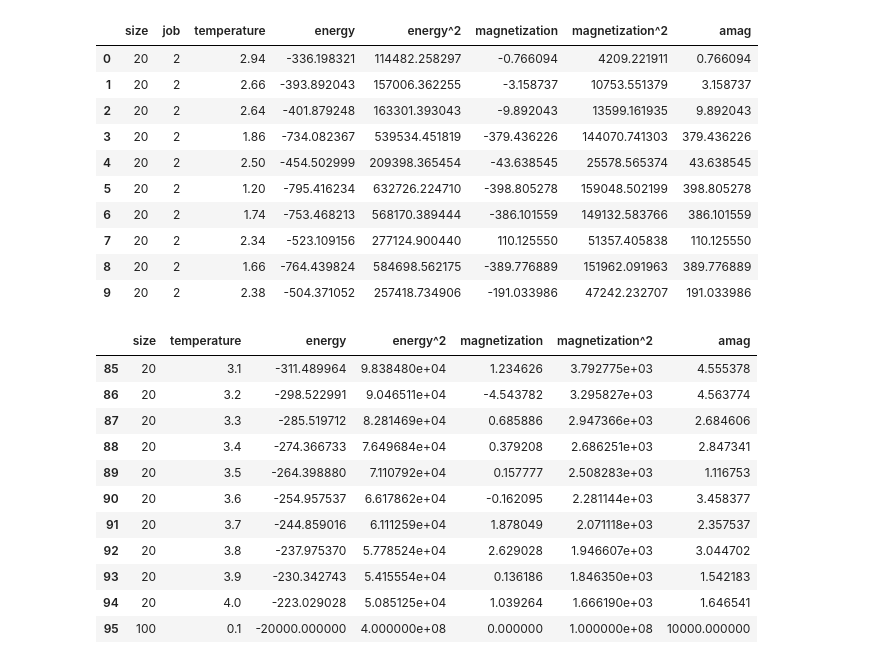
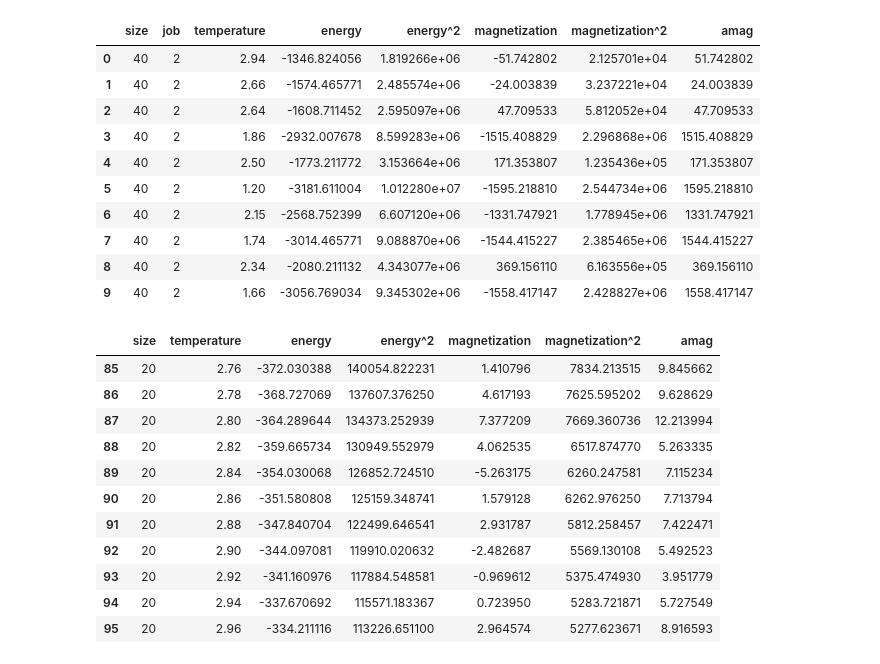
Before and after one commit to sstandre/ising, a Jupyter notebook: analisis.ipynb, the cells around one changed output. Cells and saved outputs as stored; diff of their text form; code cells hidden in the pictures.

```diff
--- a/analisis.ipynb
+++ b/analisis.ipynb
@@ -16,39 +16,43 @@ def plot(axes, x, y, title):
     # axes.set_ylabel(title)
     # axes.set_xlabel('Temperatura')
 # %%
-import recopilar_data
-data_raw = pd.read_csv('data.dat', sep='\s+')
+if recopilar_data:
+    from importlib import reload
+    reload(recopilar_data)
+else:
+    import recopilar_data
+data_raw = pd.read_csv('alldata.dat', sep='\s+')
 data_raw['amag'] = abs(data_raw['magnetization'])
 data_raw.head(10)
 # %% [output]
 |  | size | job | temperature | energy | energy^2 | magnetization | magnetization^2 | amag |
-| 0 | 20 | 2 | 2.94 | -336.198321 | 114482.258297 | -0.766094 | 4209.221911 | 0.766094 |
-| 1 | 20 | 2 | 2.66 | -393.892043 | 157006.362255 | -3.158737 | 10753.551379 | 3.158737 |
-| 2 | 20 | 2 | 2.64 | -401.879248 | 163301.393043 | -9.892043 | 13599.161935 | 9.892043 |
-| 3 | 20 | 2 | 1.86 | -734.082367 | 539534.451819 | -379.436226 | 144070.741303 | 379.436226 |
-| 4 | 20 | 2 | 2.50 | -454.502999 | 209398.365454 | -43.638545 | 25578.565374 | 43.638545 |
-| 5 | 20 | 2 | 1.20 | -795.416234 | 632726.224710 | -398.805278 | 159048.502199 | 398.805278 |
-| 6 | 20 | 2 | 1.74 | -753.468213 | 568170.389444 | -386.101559 | 149132.583766 | 386.101559 |
-| 7 | 20 | 2 | 2.34 | -523.109156 | 277124.900440 | 110.125550 | 51357.405838 | 110.125550 |
-| 8 | 20 | 2 | 1.66 | -764.439824 | 584698.562175 | -389.776889 | 151962.091963 | 389.776889 |
-| 9 | 20 | 2 | 2.38 | -504.371052 | 257418.734906 | -191.033986 | 47242.232707 | 191.033986 |
+| 0 | 40 | 2 | 2.94 | -1346.824056 | 1.819266e+06 | -51.742802 | 2.125701e+04 | 51.742802 |
+| 1 | 40 | 2 | 2.66 | -1574.465771 | 2.485574e+06 | -24.003839 | 3.237221e+04 | 24.003839 |
+| 2 | 40 | 2 | 2.64 | -1608.711452 | 2.595097e+06 | 47.709533 | 5.812052e+04 | 47.709533 |
+| 3 | 40 | 2 | 1.86 | -2932.007678 | 8.599283e+06 | -1515.408829 | 2.296868e+06 | 1515.408829 |
+| 4 | 40 | 2 | 2.50 | -1773.211772 | 3.153664e+06 | 171.353807 | 1.235436e+05 | 171.353807 |
+| 5 | 40 | 2 | 1.20 | -3181.611004 | 1.012280e+07 | -1595.218810 | 2.544734e+06 | 1595.218810 |
+| 6 | 40 | 2 | 2.15 | -2568.752399 | 6.607120e+06 | -1331.747921 | 1.778945e+06 | 1331.747921 |
+| 7 | 40 | 2 | 1.74 | -3014.465771 | 9.088870e+06 | -1544.415227 | 2.385465e+06 | 1544.415227 |
+| 8 | 40 | 2 | 2.34 | -2080.211132 | 4.343077e+06 | 369.156110 | 6.163556e+05 | 369.156110 |
+| 9 | 40 | 2 | 1.66 | -3056.769034 | 9.345302e+06 | -1558.417147 | 2.428827e+06 | 1558.417147 |
 # %%
 data = data_raw.groupby(['size','temperature'], as_index=False).mean().drop('job', axis=1)
 i = 85
 data.loc[i:i+10]
 # %% [output]
 |  | size | temperature | energy | energy^2 | magnetization | magnetization^2 | amag |
-| 85 | 20 | 3.1 | -311.489964 | 9.838480e+04 | 1.234626 | 3.792775e+03 | 4.555378 |
-| 86 | 20 | 3.2 | -298.522991 | 9.046511e+04 | -4.543782 | 3.295827e+03 | 4.563774 |
-| 87 | 20 | 3.3 | -285.519712 | 8.281469e+04 | 0.685886 | 2.947366e+03 | 2.684606 |
-| 88 | 20 | 3.4 | -274.366733 | 7.649684e+04 | 0.379208 | 2.686251e+03 | 2.847341 |
-| 89 | 20 | 3.5 | -264.398880 | 7.110792e+04 | 0.157777 | 2.508283e+03 | 1.116753 |
-| 90 | 20 | 3.6 | -254.957537 | 6.617862e+04 | -0.162095 | 2.281144e+03 | 3.458377 |
-| 91 | 20 | 3.7 | -244.859016 | 6.111259e+04 | 1.878049 | 2.071118e+03 | 2.357537 |
-| 92 | 20 | 3.8 | -237.975370 | 5.778524e+04 | 2.629028 | 1.946607e+03 | 3.044702 |
-| 93 | 20 | 3.9 | -230.342743 | 5.415554e+04 | 0.136186 | 1.846350e+03 | 1.542183 |
-| 94 | 20 | 4.0 | -223.029028 | 5.085125e+04 | 1.039264 | 1.666190e+03 | 1.646541 |
-| 95 | 100 | 0.1 | -20000.000000 | 4.000000e+08 | 0.000000 | 1.000000e+08 | 10000.000000 |
+| 85 | 20 | 2.76 | -372.030388 | 140054.822231 | 1.410796 | 7834.213515 | 9.845662 |
+| 86 | 20 | 2.78 | -368.727069 | 137607.376250 | 4.617193 | 7625.595202 | 9.628629 |
+| 87 | 20 | 2.80 | -364.289644 | 134373.252939 | 7.377209 | 7669.360736 | 12.213994 |
+| 88 | 20 | 2.82 | -359.665734 | 130949.552979 | 4.062535 | 6517.874770 | 5.263335 |
+| 89 | 20 | 2.84 | -354.030068 | 126852.724510 | -5.263175 | 6260.247581 | 7.115234 |
+| 90 | 20 | 2.86 | -351.580808 | 125159.348741 | 1.579128 | 6262.976250 | 7.713794 |
+| 91 | 20 | 2.88 | -347.840704 | 122499.646541 | 2.931787 | 5812.258457 | 7.422471 |
+| 92 | 20 | 2.90 | -344.097081 | 119910.020632 | -2.482687 | 5569.130108 | 5.492523 |
+| 93 | 20 | 2.92 | -341.160976 | 117884.548581 | -0.969612 | 5375.474930 | 3.951779 |
+| 94 | 20 | 2.94 | -337.670692 | 115571.183367 | 0.723950 | 5283.721871 | 5.727549 |
+| 95 | 20 | 2.96 | -334.211116 | 113226.651100 | 2.964574 | 5277.623671 | 8.916593 |
 # %%
 data['N'] = data['size']**2
 data['Cv'] = (data['energy^2']-data['energy']**2)/(data['temperature']**2)*data['N']
```
Also changed, not shown: parts of 1 cell of this notebook, 2 other files.
